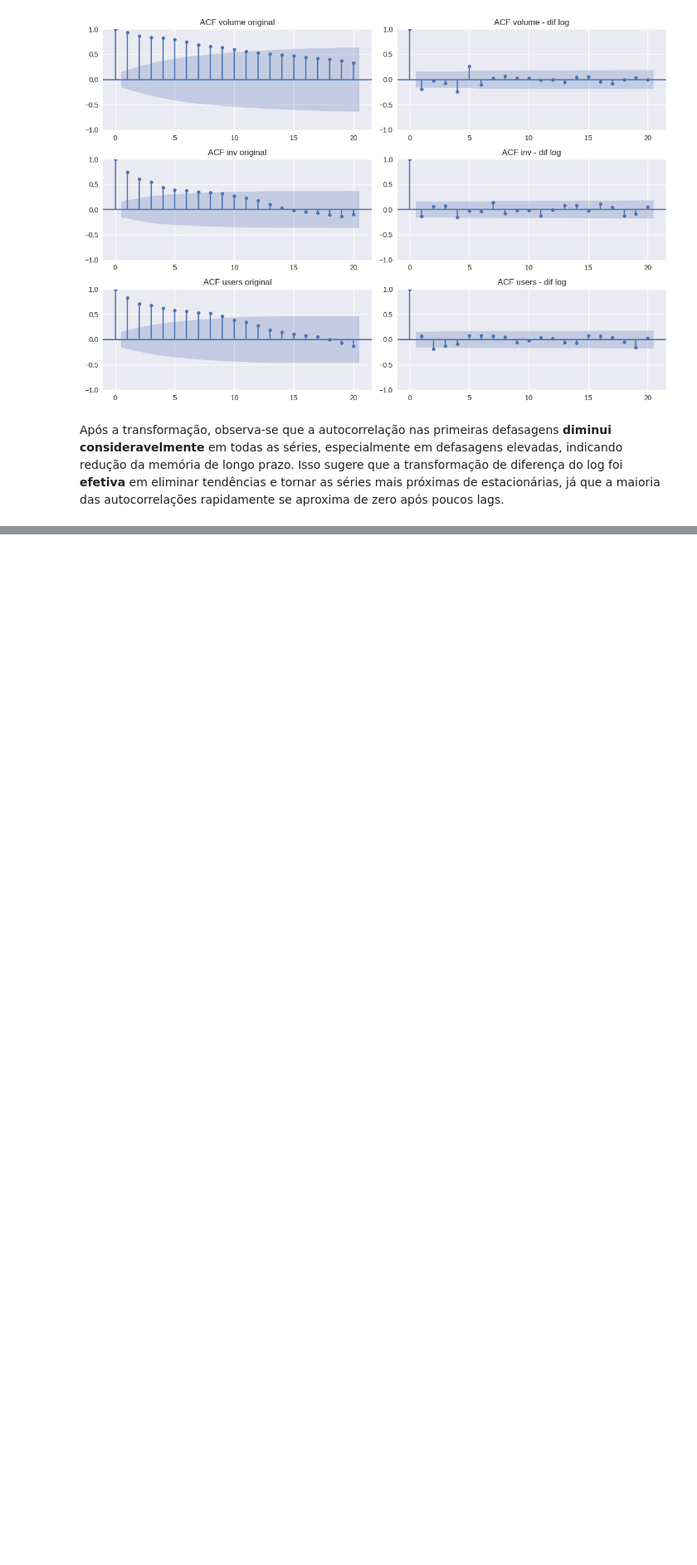
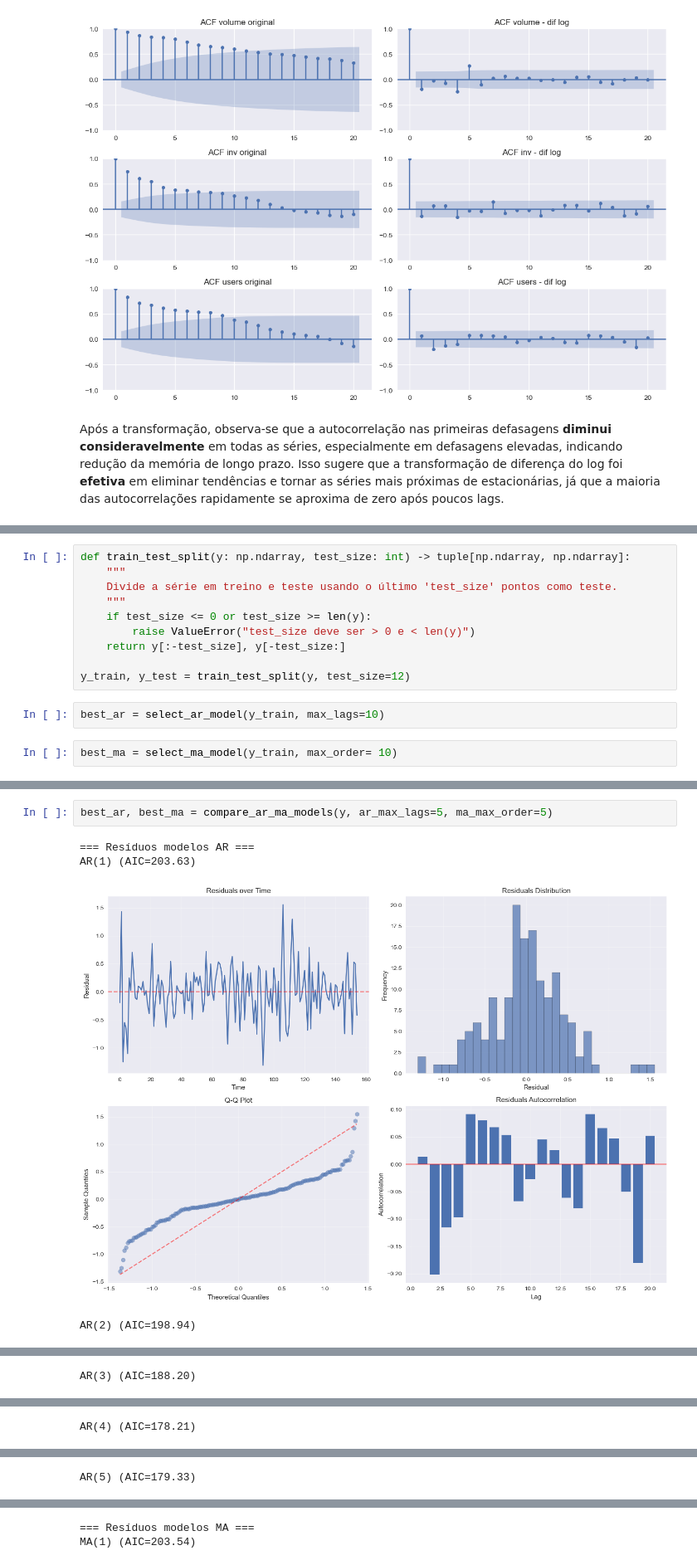
Before and after one commit to AlessandraBello/series_temp_a2, a Jupyter notebook: main.ipynb, the cells around one changed output, grey strips where cells are left out. Shown at 83% size. Saved outputs shown, nothing was run; the diff lists cells and outputs as text; blank space fills up the shorter version.

```diff
--- a/main.ipynb
+++ b/main.ipynb
@@ -188,0 +219,14 @@ Após a transformação, observa-se que a autocorrelação nas primeiras defasag
+# %%
+def train_test_split(y: np.ndarray, test_size: int) -> tuple[np.ndarray, np.ndarray]:
+    """
+    Divide a série em treino e teste usando o último 'test_size' pontos como teste.
+    """
+    if test_size <= 0 or test_size >= len(y):
+        raise ValueError("test_size deve ser > 0 e < len(y)")
+    return y[:-test_size], y[-test_size:]
+
+y_train, y_test = train_test_split(y, test_size=12)
+# %%
+best_ar = select_ar_model(y_train, max_lags=10)
+# %%
+best_ma = select_ma_model(y_train, max_order= 10)
@@ -188,0 +297,7 @@ Após a transformação, observa-se que a autocorrelação nas primeiras defasag
+# %%
+best_ar, best_ma = compare_ar_ma_models(y, ar_max_lags=5, ma_max_order=5)
+# %% [output]
+=== Resíduos modelos AR ===
+AR(1) (AIC=203.63)
+[figure, added]
+AR(2) (AIC=198.94)
@@ -188,0 +305 @@ Após a transformação, observa-se que a autocorrelação nas primeiras defasag
+AR(3) (AIC=188.20)
@@ -188,0 +307 @@ Após a transformação, observa-se que a autocorrelação nas primeiras defasag
+AR(4) (AIC=178.21)
@@ -188,0 +309 @@ Após a transformação, observa-se que a autocorrelação nas primeiras defasag
+AR(5) (AIC=179.33)
@@ -188,0 +311,2 @@ Após a transformação, observa-se que a autocorrelação nas primeiras defasag
+=== Resíduos modelos MA ===
+MA(1) (AIC=203.54)
```
Also changed, not shown: parts of 3 cells of this notebook, 2 other files.
